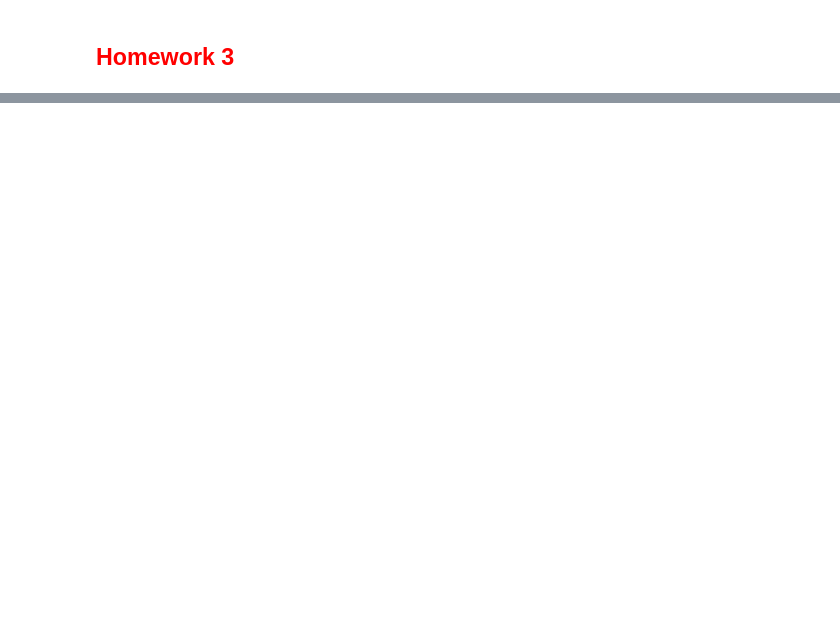
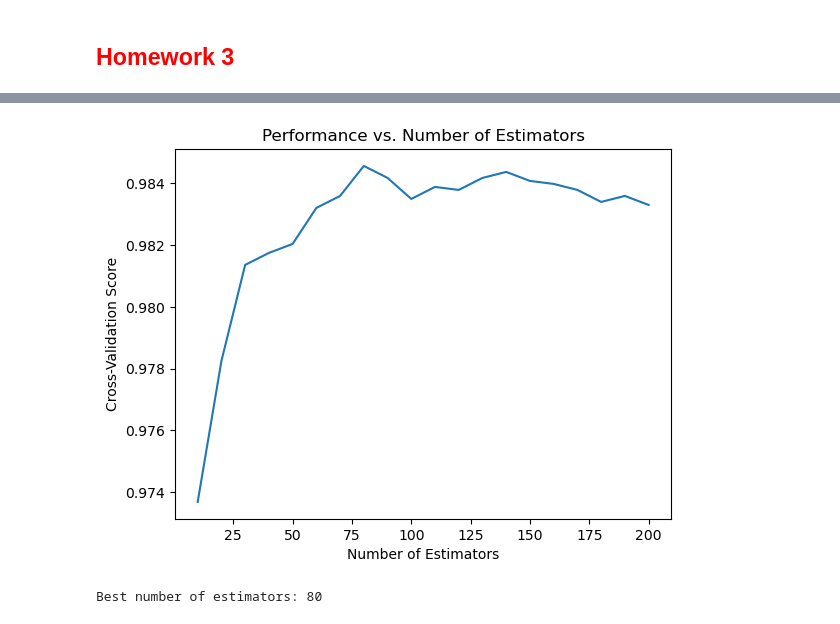
Before and after one commit to Fulin-ZHANG/EM-Lyon, a Jupyter notebook: ML/homework/homework03/Homework_3.ipynb, the cells around one changed output, grey strips where cells are left out. Drawn from its saved outputs; the diff is of its cells as text; code cells hidden in the pictures; blank space fills up the shorter version.

```diff
--- a/ML/homework/homework03/Homework_3.ipynb
+++ b/ML/homework/homework03/Homework_3.ipynb
@@ -40,0 +87,9 @@ There are mainly two ways of handling categorical data :
+# %%
+predictors = df.drop(columns=["churn"], axis=1)
+target = df.churn.map({"yes": 1, "no": 0})
+# %%
+predictors["state"] = predictors["state"].astype("category").cat.codes
+# %%
+predictors = pd.get_dummies(
+    predictors, columns=categorical_ohe_features, drop_first=True
+)
@@ -40,0 +103,6 @@ There are mainly two ways of handling categorical data :
+# %%
+from sklearn.model_selection import train_test_split
+
+X_train, X_test, y_train, y_test = train_test_split(
+    predictors, target, test_size=0.2, shuffle=True
+)
@@ -40,0 +235,24 @@ There are mainly two ways of handling categorical data :
+# %%
+from sklearn.model_selection import cross_val_score
+import matplotlib.pyplot as plt
+
+estimators = list(range(10, 201, 10))
+scores = []
+
+for n in estimators:
+    rf = RandomForestClassifier(n_estimators=n, random_state=42)
+    score = cross_val_score(rf, X_train, y_train, cv=5).mean()
+    scores.append(score)
+
+# Plotting the scores
+plt.plot(estimators, scores)
+plt.xlabel("Number of Estimators")
+plt.ylabel("Cross-Validation Score")
+plt.title("Performance vs. Number of Estimators")
+plt.show()
+
+best_n_estimators = estimators[scores.index(max(scores))]
+print(f"Best number of estimators: {best_n_estimators}")
+# %% [output]
+[figure, added]
+Best number of estimators: 80
```
Also changed, not shown: parts of 18 cells of this notebook, 9 other files.
